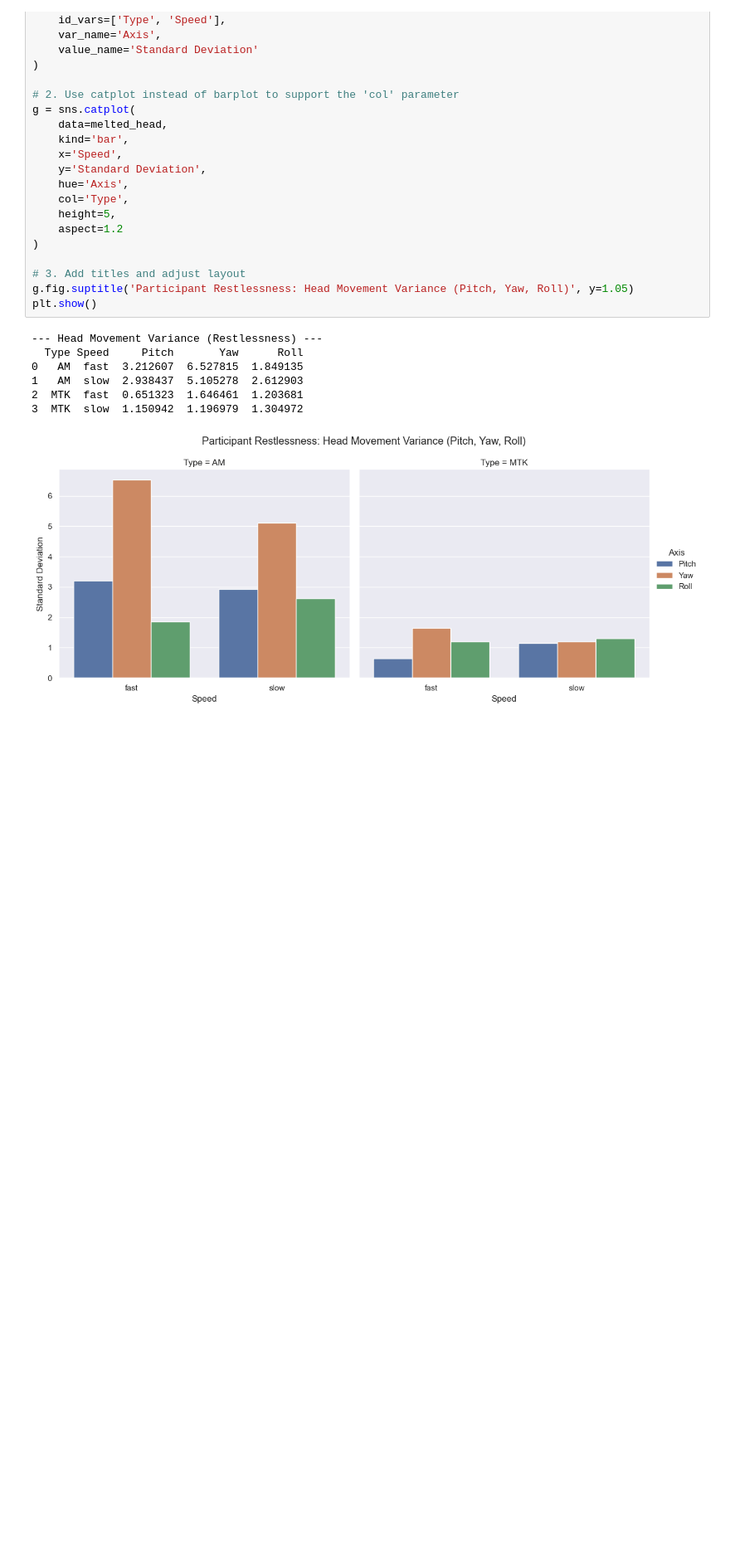
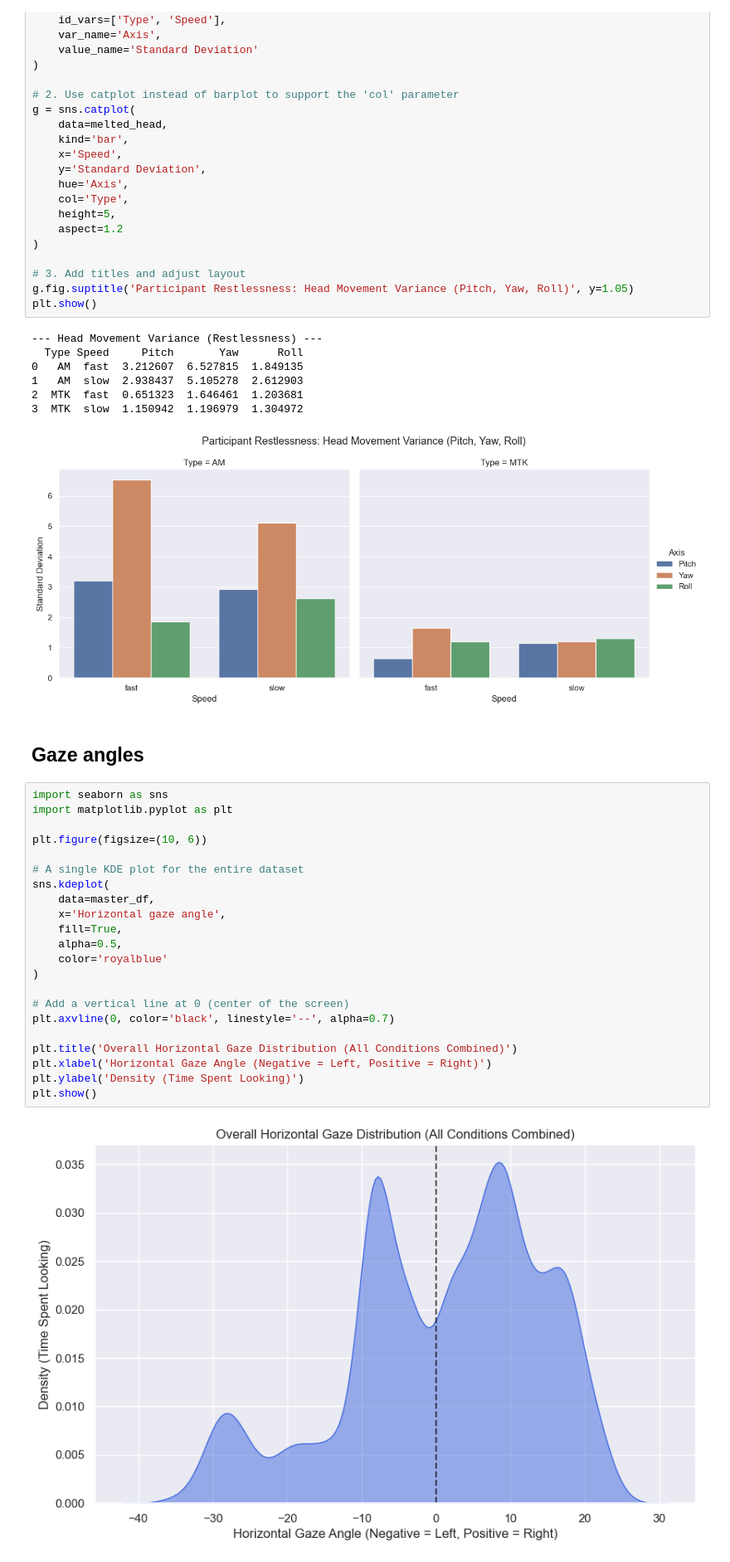
Before and after one commit to talha-0/Dot-tracking, a Jupyter notebook: analysis.ipynb, the cells around one changed output. Shown at 83% size. Cells and saved outputs as stored; diff of their text form; blank space fills up the shorter version.

```diff
--- a/analysis.ipynb
+++ b/analysis.ipynb
@@ -717,3 +717,29 @@ plt.show()
 2  MTK  fast  0.651323  1.646461  1.203681
 3  MTK  slow  1.150942  1.196979  1.304972
 [figure]
+# %% [markdown]
+## Gaze angles
+# %%
+import seaborn as sns
+import matplotlib.pyplot as plt
+
+plt.figure(figsize=(10, 6))
+
+# A single KDE plot for the entire dataset
+sns.kdeplot(
+    data=master_df,
+    x='Horizontal gaze angle',
+    fill=True,
+    alpha=0.5,
+    color='royalblue'
+)
+
+# Add a vertical line at 0 (center of the screen)
+plt.axvline(0, color='black', linestyle='--', alpha=0.7)
+
+plt.title('Overall Horizontal Gaze Distribution (All Conditions Combined)')
+plt.xlabel('Horizontal Gaze Angle (Negative = Left, Positive = Right)')
+plt.ylabel('Density (Time Spent Looking)')
+plt.show()
+# %% [output]
+[figure, added]
```
Also changed, not shown: parts of 5 cells of this notebook.
